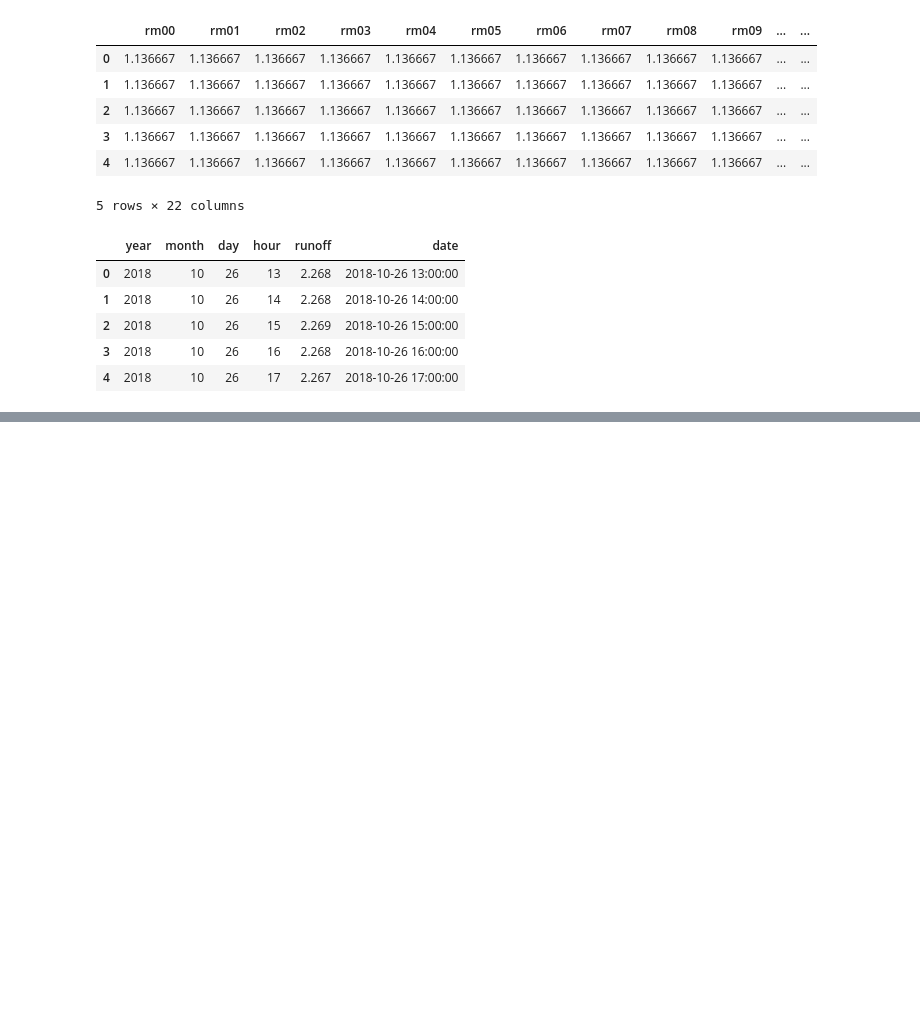
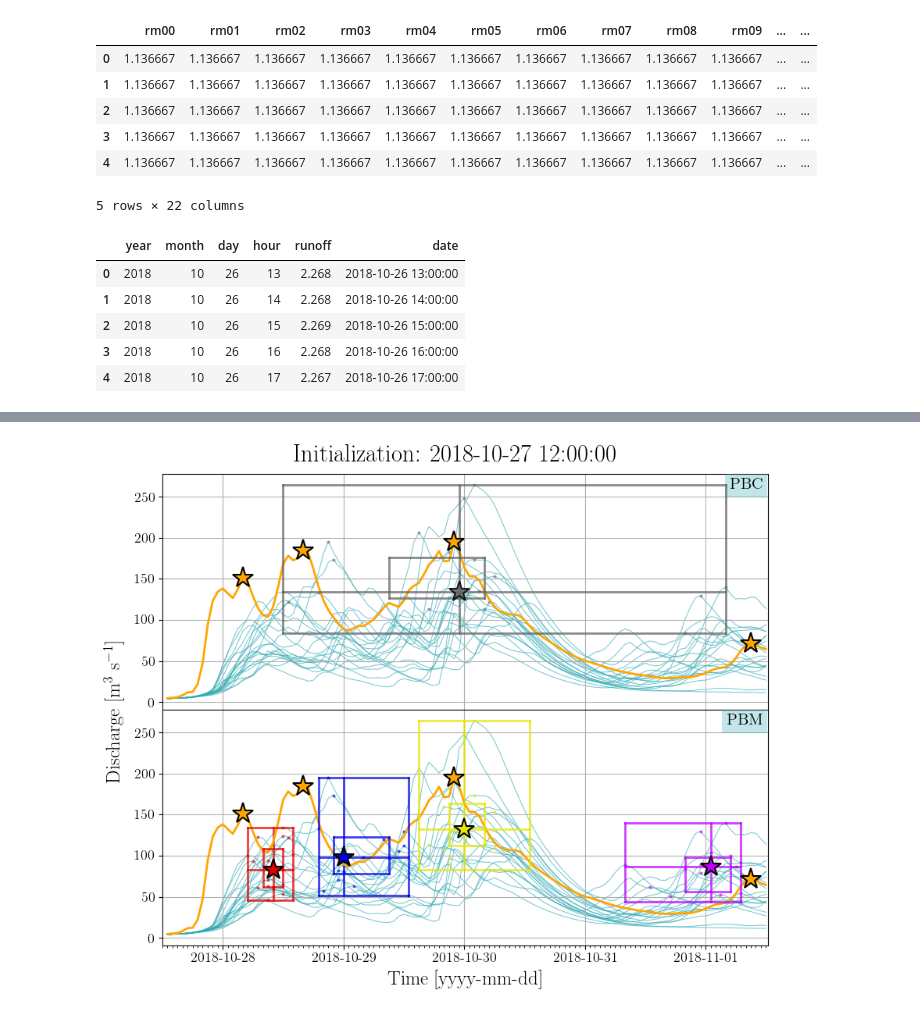
Before and after one commit to agiord/peakbox, a Jupyter notebook: peakbox_notebook.ipynb, the cells around one changed output, grey strips where cells are left out. Saved outputs shown, nothing was run; the diff lists cells and outputs as text; code cells hidden in the pictures; blank space fills up the shorter version.

```diff
--- a/peakbox_notebook.ipynb
+++ b/peakbox_notebook.ipynb
@@ -40,0 +43,38 @@ pbk.peak_box_multipeaks(ens, obs, sim_start)
+# %%
+#SOME MORE EXAMPLES:
+
+# Decide simulation starting time:
+sim_start2 = '2018-10-27 12:00:00'
+
+#upload the dataframes containing the ensemble forecasts and the observations:
+ens2 = dill.load( open( "./ens2.csv", "rb" ) )
+obs2 = dill.load( open( "./obs2.csv", "rb" ) )
+
+ens2['date'] = pd.to_datetime(ens2['date'])
+obs2['date'] = pd.to_datetime(obs2['date'])
+
+
+# Decide simulation starting time:
+sim_start3 = '2018-10-28 12:00:00'
+
+#upload the dataframes containing the ensemble forecasts and the observations:
+ens3 = dill.load( open( "./ens3.csv", "rb" ) )
+obs3 = dill.load( open( "./obs3.csv", "rb" ) )
+
+ens3['date'] = pd.to_datetime(ens3['date'])
+obs3['date'] = pd.to_datetime(obs3['date'])
+
+
+# Decide simulation starting time:
+sim_start4 = '2018-11-09 12:00:00'
+
+#upload the dataframes containing the ensemble forecasts and the observations:
+ens4 = dill.load( open( "./ens4.csv", "rb" ) )
+obs4 = dill.load( open( "./obs4.csv", "rb" ) )
+
+ens4['date'] = pd.to_datetime(ens4['date'])
+obs4['date'] = pd.to_datetime(obs4['date'])
+# %%
+pbk.peak_box_multipeaks(ens2, obs2, sim_start2)
+# %% [output]
+[figure, added]
```
Also changed, not shown: parts of 5 cells of this notebook.
